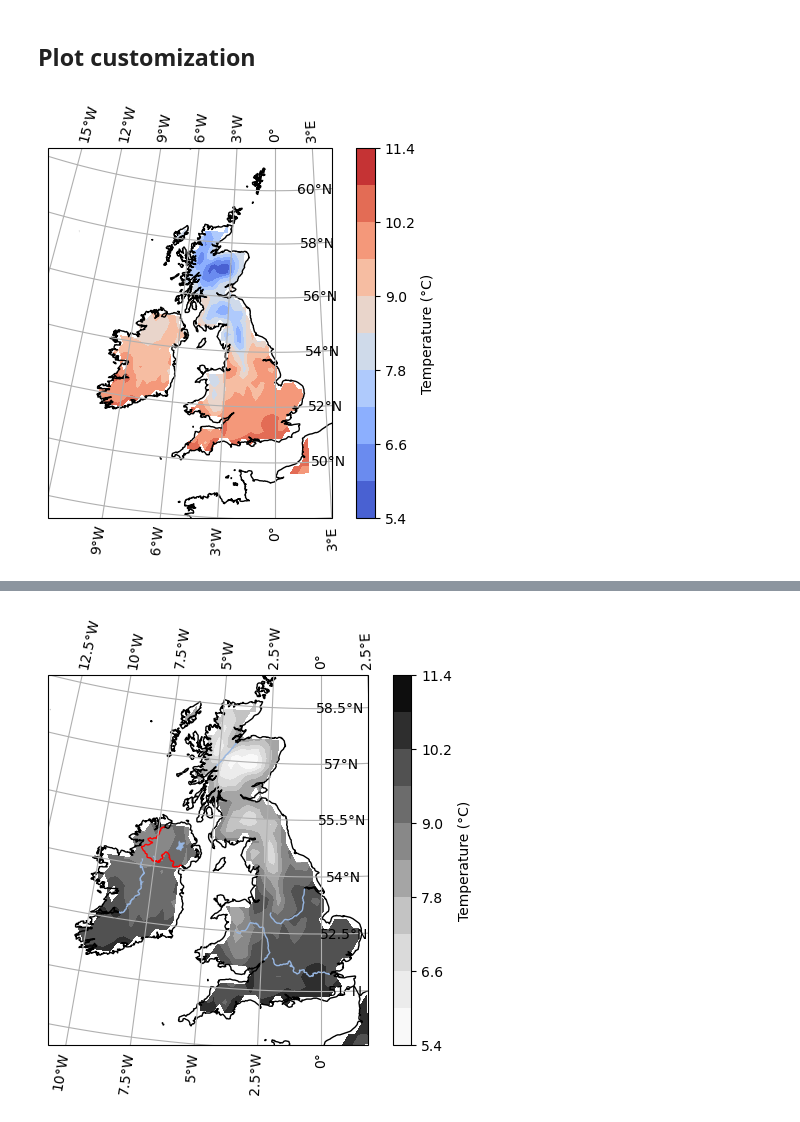
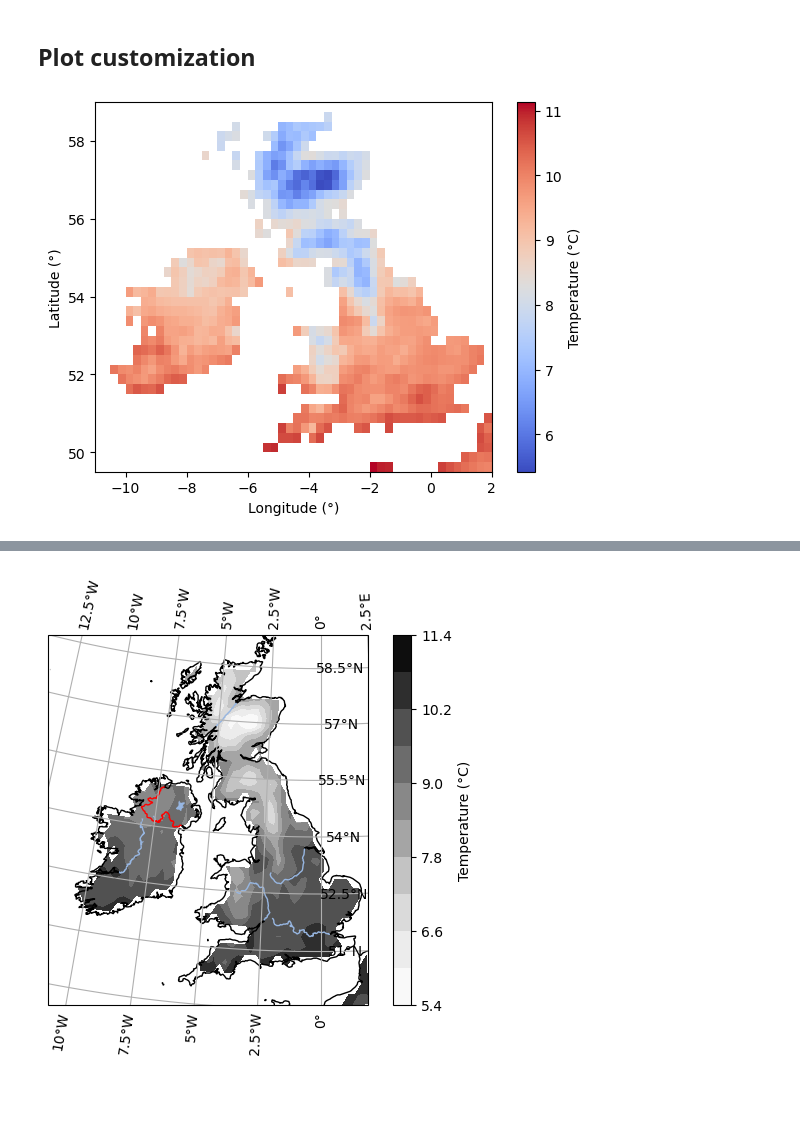
Before and after one commit to bobbyantonio/iecdt_environmental_data_analysis, a Jupyter notebook: course_notebooks/plot/maps.ipynb, the cells around one changed output, grey strips where cells are left out. Saved outputs shown, nothing was run; the diff lists cells and outputs as text; code cells hidden in the pictures; blank space fills up the shorter version.

```diff
--- a/course_notebooks/plot/maps.ipynb
+++ b/course_notebooks/plot/maps.ipynb
@@ -7,7 +7,7 @@ import numpy as np
 import xarray as xr
 # %%
 # Open our dataset
-ds = xr.open_dataset("../data_samples/netcdf/E-OBS/UK_monthly.nc")
+ds = xr.open_dataset("../../data_samples/netcdf/E-OBS/UK_monthly.nc")
 
 # Compute the climatology
 climato = ds.mean("time")
@@ -136,30 +134,25 @@ plt.show()
 # %% [markdown]
 ## Plot customization
 # %%
+# Add a colorbar
 ## Setup the figure
 fig = plt.figure()
-ax = plt.axes(projection = ccrs.NorthPolarStereo())
+ax = plt.axes()
 
 ## Add the graphics
-p = ax.contourf(climato.longitude, climato.latitude, climato.tg,
-                  transform = ccrs.PlateCarree(),
+p = ax.pcolormesh(climato.longitude, climato.latitude, climato.tg,
                   cmap = "coolwarm", # Change colormap
-                    levels = 10
                  )
 
 ## Add colorbar
 plt.colorbar(p,
              label = "Temperature (°C)" # Add colorbar label
             )
-
-## cartopy customization
-ax.coastlines() # Add coastlines
-ax.gridlines( # Add latitude and longitude lines
-    draw_labels=True,  # Write the labels
-    )
-ax.set_extent([-12, 3, 48, 61], crs=ccrs.PlateCarree()) # Change the limits of the displayed maps
+## Customization
+ax.set_xlabel("Longitude (°)")
+ax.set_ylabel("Latitude (°)")
 
 ## Show
 plt.show()
 # %% [output]
-[figure, old version]
+[figure, new version]
```
Also changed, not shown: parts of 9 cells of this notebook, 2 other files.
